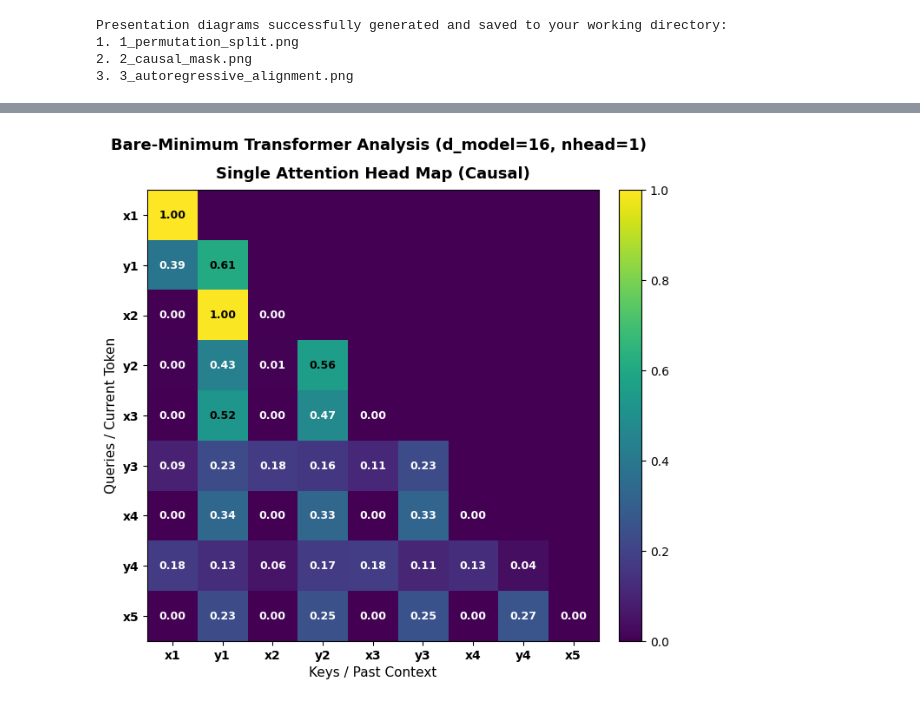
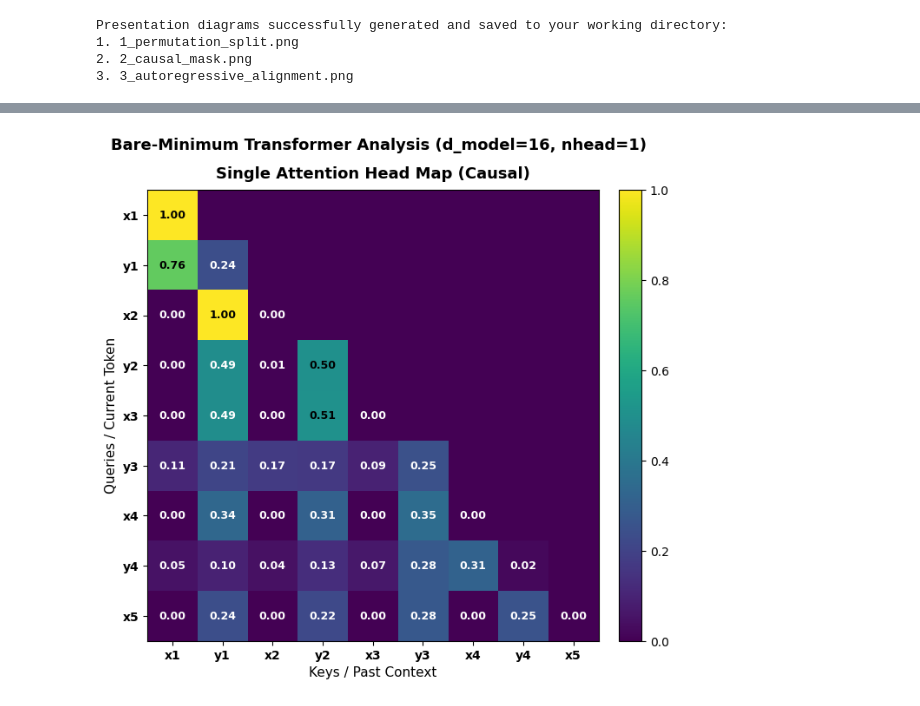
Before and after one commit to amirh0ss3in/ATProject, a Jupyter notebook: main.ipynb, the cells around one changed output, grey strips where cells are left out. Drawn from its saved outputs; the diff is of its cells as text; code cells hidden in the pictures.

```diff
--- a/main.ipynb
+++ b/main.ipynb
@@ -315,7 +315,7 @@ def visualize_single_attention_head(model, test_sequence, V=5):
 # --- 5. Main Script execution ---
 if __name__ == "__main__":
     V = 5
-    epochs = 8
+    epochs = 20
     batch_size = 256
 
     train_mappings, test_mappings = generate_permutation_split(V=V, train_ratio=0.8)
@@ -404,4 +404,4 @@ Unseen Test Sequence: [1, 2, 4, 5, 5, 3, 3, 4, 2, 1]
 ------------------------------------------------------------
 
 Attention map successfully saved as 'single_attention_head_analysis.png'.
-[figure, old version]
+[figure, new version]
```
Also changed, not shown: parts of 1 cell of this notebook, 1 other file.
